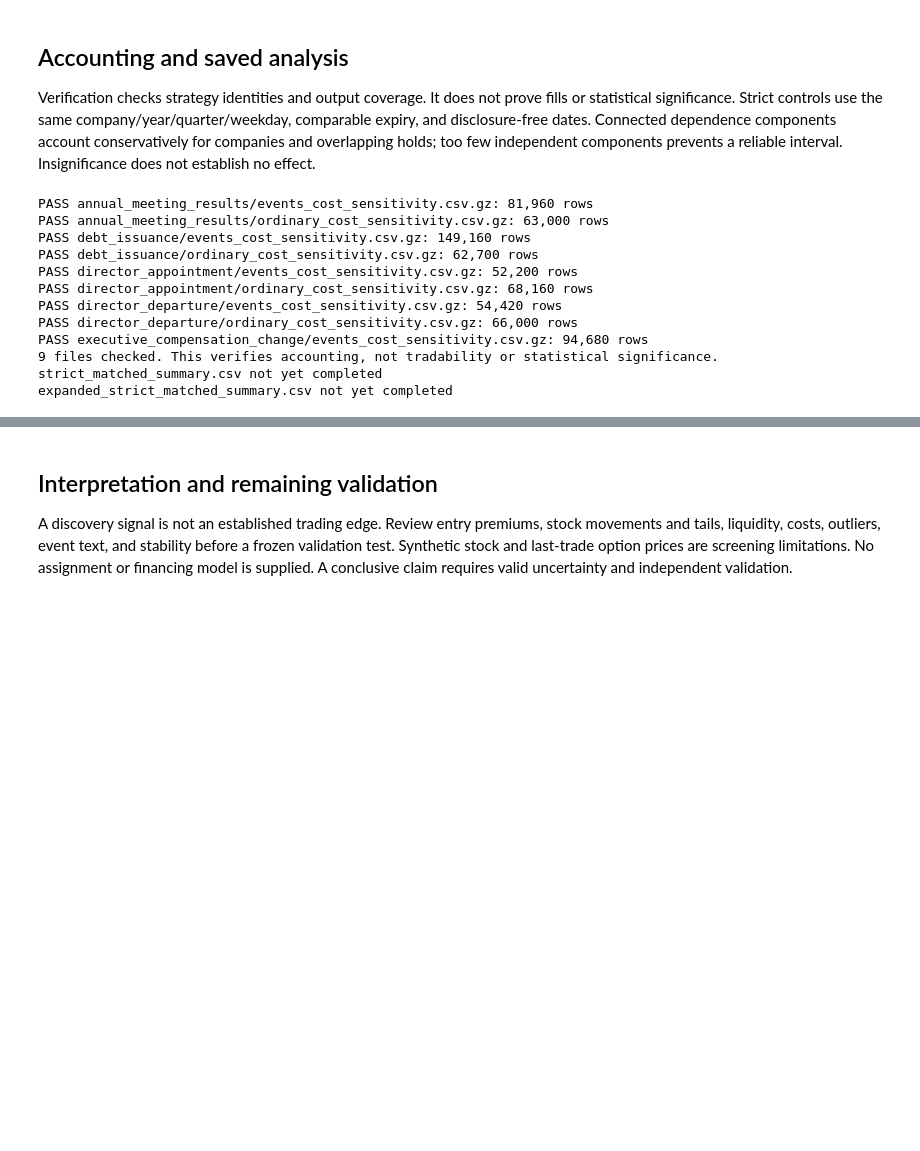
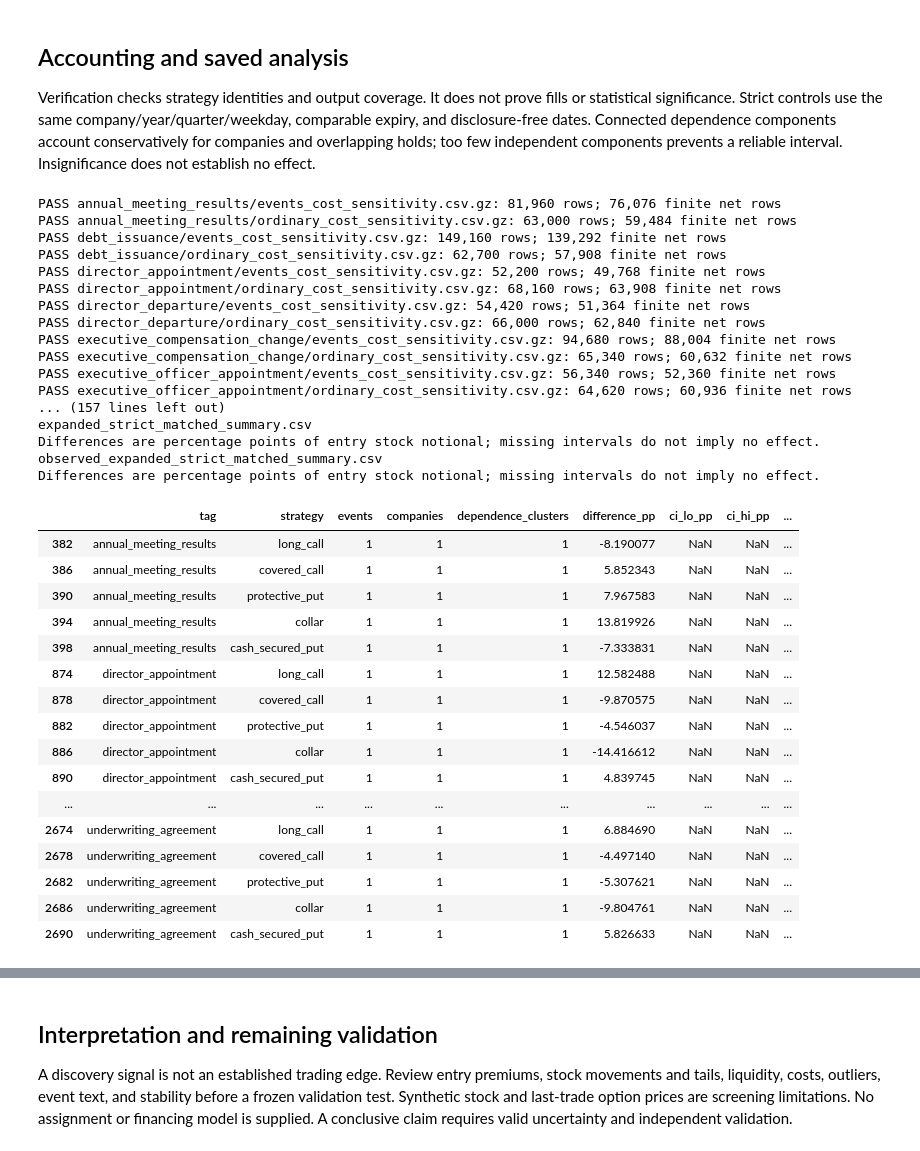
Before and after one commit to LuisGandora/GatorQuantHacks_2026, a Jupyter notebook: gator-quant-hacks-8k-options-broad-strategy-discovery.ipynb, the cells around one changed output, grey strips where cells are left out. Drawn from its saved outputs; the diff is of its cells as text; code cells hidden in the pictures; blank space fills up the shorter version.

Commit message:
research: complete broad observed-stock screen and execution access audit

```diff
--- a/gator-quant-hacks-8k-options-broad-strategy-discovery.ipynb
+++ b/gator-quant-hacks-8k-options-broad-strategy-discovery.ipynb
@@ -89,26 +89,52 @@ Verification checks strategy identities and output coverage. It does not prove f
 # %%
 import verify_broad_strategy_data as verification
 verification.verify()
-for name in ['strict_matched_summary.csv', 'expanded_strict_matched_summary.csv']:
+for name in ['strict_matched_summary.csv', 'expanded_strict_matched_summary.csv', 'observed_expanded_strict_matched_summary.csv']:
     path = OUT/name
     if path.exists():
         frame = pd.read_csv(path)
         if not frame.empty:
             primary = frame[(frame.horizon.astype(str)=='21') & (frame.otm==.05) & (frame.cost==.05)]
             print(name)
-            display(primary)
+            compact = primary[['tag', 'strategy', 'events', 'companies', 'dependence_clusters', 'difference', 'ci_lo', 'ci_hi', 'conclusion']].copy()
+            compact[['difference', 'ci_lo', 'ci_hi']] *= 100
+            compact = compact.rename(columns={'difference': 'difference_pp', 'ci_lo': 'ci_lo_pp', 'ci_hi': 'ci_hi_pp'})
+            display(compact)
+            print('Differences are percentage points of entry stock notional; missing intervals do not imply no effect.')
     else:
         print(name, 'not yet completed')
 # %% [output]
-PASS annual_meeting_results/events_cost_sensitivity.csv.gz: 81,960 rows
-PASS annual_meeting_results/ordinary_cost_sensitivity.csv.gz: 63,000 rows
-PASS debt_issuance/events_cost_sensitivity.csv.gz: 149,160 rows
-PASS debt_issuance/ordinary_cost_sensitivity.csv.gz: 62,700 rows
-PASS director_appointment/events_cost_sensitivity.csv.gz: 52,200 rows
-PASS director_appointment/ordinary_cost_sensitivity.csv.gz: 68,160 rows
-PASS director_departure/events_cost_sensitivity.csv.gz: 54,420 rows
-PASS director_departure/ordinary_cost_sensitivity.csv.gz: 66,000 rows
-PASS executive_compensation_change/events_cost_sensitivity.csv.gz: 94,680 rows
-9 files checked. This verifies accounting, not tradability or statistical significance.
-strict_matched_summary.csv not yet completed
-expanded_strict_matched_summary.csv not yet completed
+PASS annual_meeting_results/events_cost_sensitivity.csv.gz: 81,960 rows; 76,076 finite net rows
+PASS annual_meeting_results/ordinary_cost_sensitivity.csv.gz: 63,000 rows; 59,484 finite net rows
+PASS debt_issuance/events_cost_sensitivity.csv.gz: 149,160 rows; 139,292 finite net rows
+PASS debt_issuance/ordinary_cost_sensitivity.csv.gz: 62,700 rows; 57,908 finite net rows
+PASS director_appointment/events_cost_sensitivity.csv.gz: 52,200 rows; 49,768 finite net rows
+PASS director_appointment/ordinary_cost_sensitivity.csv.gz: 68,160 rows; 63,908 finite net rows
+PASS director_departure/events_cost_sensitivity.csv.gz: 54,420 rows; 51,364 finite net rows
+PASS director_departure/ordinary_cost_sensitivity.csv.gz: 66,000 rows; 62,840 finite net rows
+PASS executive_compensation_change/events_cost_sensitivity.csv.gz: 94,680 rows; 88,004 finite net rows
+PASS executive_compensation_change/ordinary_cost_sensitivity.csv.gz: 65,340 rows; 60,632 finite net rows
+PASS executive_officer_appointment/events_cost_sensitivity.csv.gz: 56,340 rows; 52,360 finite net rows
+PASS executive_officer_appointment/ordinary_cost_sensitivity.csv.gz: 64,620 rows; 60,936 finite net rows
+... (157 lines left out)
+expanded_strict_matched_summary.csv
+Differences are percentage points of entry stock notional; missing intervals do not imply no effect.
+observed_expanded_strict_matched_summary.csv
+Differences are percentage points of entry stock notional; missing intervals do not imply no effect.
+|  | tag | strategy | events | companies | dependence_clusters | difference_pp | ci_lo_pp | ci_hi_pp | ... |
+| 382 | annual_meeting_results | long_call | 1 | 1 | 1 | -8.190077 | NaN | NaN | ... |
+| 386 | annual_meeting_results | covered_call | 1 | 1 | 1 | 5.852343 | NaN | NaN | ... |
+| 390 | annual_meeting_results | protective_put | 1 | 1 | 1 | 7.967583 | NaN | NaN | ... |
+| 394 | annual_meeting_results | collar | 1 | 1 | 1 | 13.819926 | NaN | NaN | ... |
+| 398 | annual_meeting_results | cash_secured_put | 1 | 1 | 1 | -7.333831 | NaN | NaN | ... |
+| 874 | director_appointment | long_call | 1 | 1 | 1 | 12.582488 | NaN | NaN | ... |
+| 878 | director_appointment | covered_call | 1 | 1 | 1 | -9.870575 | NaN | NaN | ... |
+| 882 | director_appointment | protective_put | 1 | 1 | 1 | -4.546037 | NaN | NaN | ... |
+| 886 | director_appointment | collar | 1 | 1 | 1 | -14.416612 | NaN | NaN | ... |
+| 890 | director_appointment | cash_secured_put | 1 | 1 | 1 | 4.839745 | NaN | NaN | ... |
+| ... | ... | ... | ... | ... | ... | ... | ... | ... | ... |
+| 2674 | underwriting_agreement | long_call | 1 | 1 | 1 | 6.884690 | NaN | NaN | ... |
+| 2678 | underwriting_agreement | covered_call | 1 | 1 | 1 | -4.497140 | NaN | NaN | ... |
+| 2682 | underwriting_agreement | protective_put | 1 | 1 | 1 | -5.307621 | NaN | NaN | ... |
+| 2686 | underwriting_agreement | collar | 1 | 1 | 1 | -9.804761 | NaN | NaN | ... |
+| 2690 | underwriting_agreement | cash_secured_put | 1 | 1 | 1 | 5.826633 | NaN | NaN | ... |
```
Also changed, not shown: parts of 2 cells of this notebook, 11 other files.
